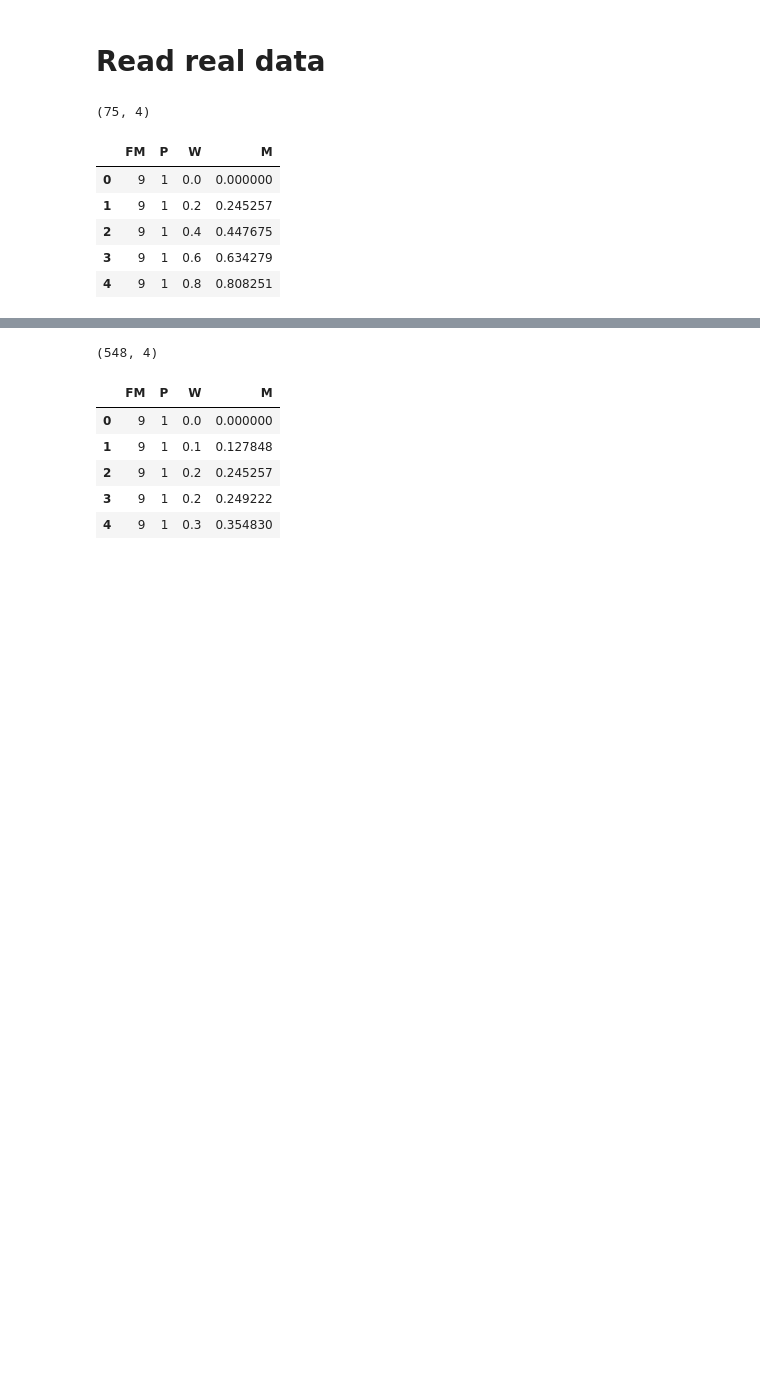
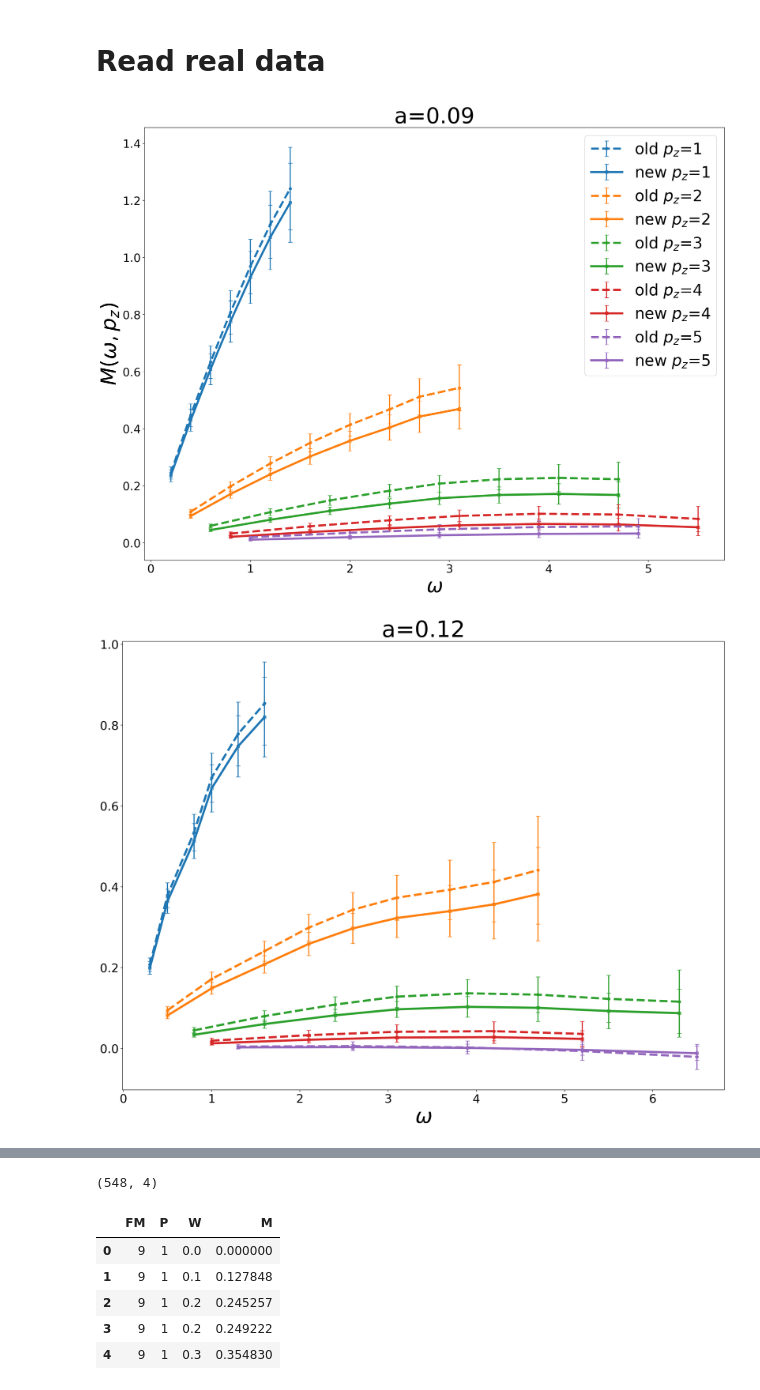
Before and after one commit to xperthut/Particle_Physics, a Jupyter notebook: Helicity/Code/prepare_data.ipynb, the cells around one changed output, grey strips where cells are left out. Drawn from its saved outputs; the diff is of its cells as text; code cells hidden in the pictures; blank space fills up the shorter version.

```diff
--- a/Helicity/Code/prepare_data.ipynb
+++ b/Helicity/Code/prepare_data.ipynb
@@ -6,7 +6,8 @@ import matplotlib as mpl
 import matplotlib.pyplot as plt
 import seaborn as sns
 import os
-import math
+from model_selection import load_cells
+
 import warnings
 warnings.filterwarnings("ignore")
 
@@ -19,7 +20,9 @@ mpl.rcParams['figure.figsize'] = (12, 10)
 mpl.rcParams.update({'font.size':22})
 colors = plt.rcParams['axes.prop_cycle'].by_key()['color']
 
-data_dir = '../Data/2026'
+DATA_DIR = '../Data/2026'
+DATA_DIR_UNCORRECTED = '../Data/2026_uncorrected'
+P_SET = [1,2,3,4,5]
 
 print('Done')
 # %% [output]
@@ -27,16 +78,43 @@ Done
 # %% [markdown]
 # Read real data
-# %%
-df_real = pd.read_csv(os.path.join(data_dir, 'All_p_w_m.csv'))
-df_g = df_real.groupby(['FM','P','W'])['M'].mean().reset_index()
-df_g.W = np.round(df_g.W, decimals=1)
-print(df_g.shape)
-df_g.head()
-# %% [output]
-(75, 4)
-|  | FM | P | W | M |
-| 0 | 9 | 1 | 0.0 | 0.000000 |
-| 1 | 9 | 1 | 0.2 | 0.245257 |
-| 2 | 9 | 1 | 0.4 | 0.447675 |
-| 3 | 9 | 1 | 0.6 | 0.634279 |
-| 4 | 9 | 1 | 0.8 | 0.808251 |
+# %%
+# Old vs new data comparison
+#fig, ax = plt.subplots(1, 3, figsize=(10, 5), dpi=200, sharex=True, layout='constrained')
+
+for i, fm in enumerate([9, 12, 15]):
+    df_real = pd.read_csv(os.path.join(DATA_DIR, f'All_p_w_m.csv'))
+    df_real_uncorrected = pd.read_csv(os.path.join(DATA_DIR_UNCORRECTED, f'All_p_w_m.csv'))
+
+    cells, _ = load_cells(df_real, fm)
+    cells.W = np.round(cells.W, decimals=1)
+    cells.columns = ['P', 'W', 'M', 'err', 'n', 'weight']
+
+    cells_uncorrected, _ = load_cells(df_real_uncorrected, fm)
+    cells_uncorrected.W = np.round(cells_uncorrected.W, decimals=1)
+    cells_uncorrected.columns = ['P', 'W', 'M', 'err', 'n', 'weight']
+
+    dx = 0.00  # small horizontal offset so old/new error bars don't overlap
+    plt.figure(figsize=(20, 15), dpi=200)
+
+    for j, p in enumerate(P_SET):
+        cells_p = cells[cells.P == p].sort_values('W')
+        cells_uncorrected_p = cells_uncorrected[cells_uncorrected.P == p].sort_values('W')
+        plt.errorbar(cells_p.W - dx, cells_p.M, yerr=cells_p.err,
+                       color=colors[j], marker='o', ms=5, capsize=4, elinewidth=2,
+                       linestyle='--', linewidth=4, label=f'old $p_z$={p}')
+        plt.errorbar(cells_uncorrected_p.W + dx, cells_uncorrected_p.M, yerr=cells_uncorrected_p.err,
+                       color=colors[j], marker='s', ms=5, capsize=4, elinewidth=2,
+                       linestyle='-', linewidth=4, mfc='none', label=f'new $p_z$={p}')
+    if i==0:
+        plt.legend(fontsize=30)
+        #plt.title(f'FM={fm} (solid: old, dashed: new)', fontsize=42)
+        plt.ylabel('$M(\omega, p_z)$', fontsize=40)
+
+    plt.title(f'a={str(fm/100)}', fontsize=42)
+    #plt.ylim(0.0, 1.4)
+    plt.xlabel('$\omega$', fontsize=38)
+
+    plt.show()
+# %% [output]
+[figure, added]
+[figure, added]
```
Also changed, not shown: parts of 14 cells of this notebook, 9 other files.
